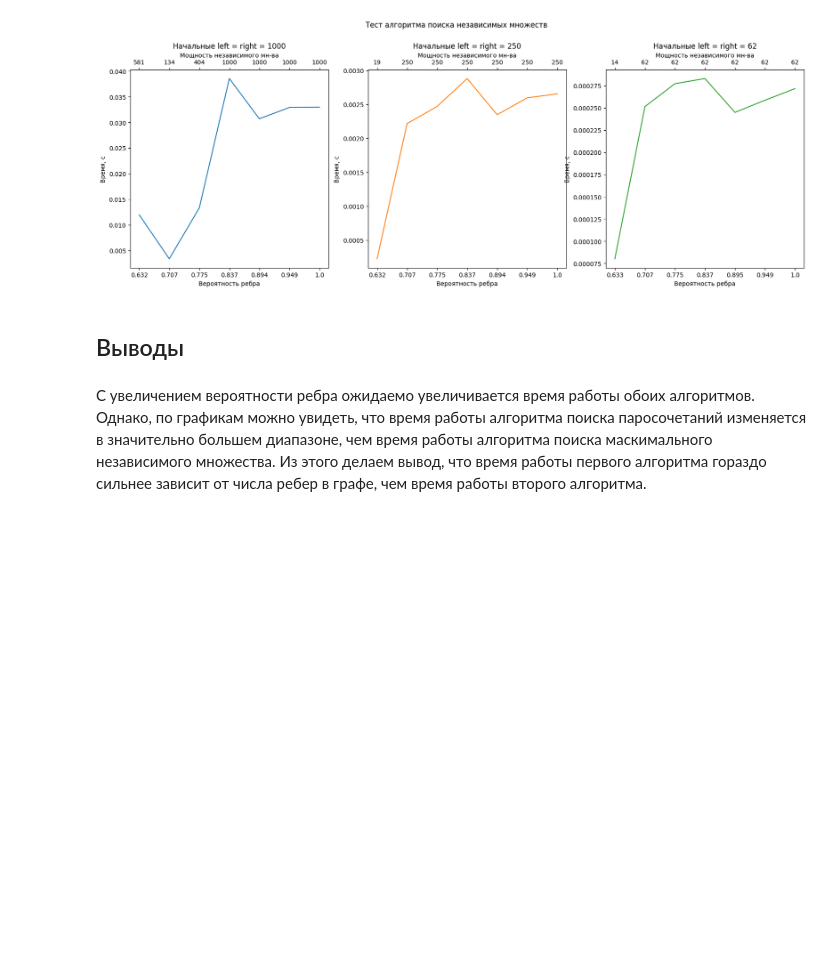
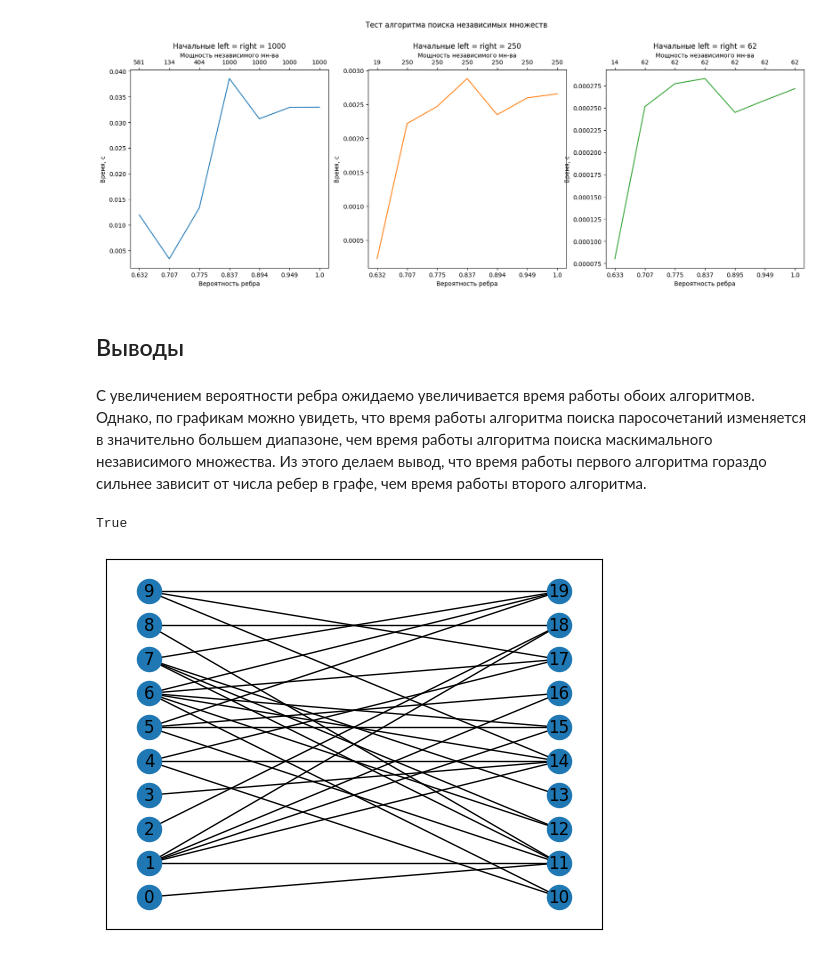
Before and after one commit to multifacs/graph-algorithms, a Jupyter notebook: graph-algorithms.ipynb, the cells around one changed output. Saved outputs shown, nothing was run; the diff lists cells and outputs as text; code cells hidden in the pictures; blank space fills up the shorter version.

```diff
--- a/graph-algorithms.ipynb
+++ b/graph-algorithms.ipynb
@@ -261,3 +261,13 @@ plt.show()
 ## Выводы
 # %% [markdown]
 С увеличением вероятности ребра ожидаемо увеличивается время работы обоих алгоритмов. Однако, по графикам можно увидеть, что время работы алгоритма поиска паросочетаний изменяется в значительно большем диапазоне, чем время работы алгоритма поиска маскимального независимого множества. Из этого делаем вывод, что время работы первого алгоритма гораздо сильнее зависит от числа ребер в графе, чем время работы второго алгоритма.
+# %%
+B = bipartite.gnmk_random_graph(10, 10, 100 * 0.3)  # Создаем граф
+nx.draw_networkx(
+    B,
+    pos=nx.bipartite_layout(B, np.arange(0, 10, 1)),
+)
+print(nx.is_connected(B))
+# %% [output]
+True
+[figure, added]
```
Also changed, not shown: parts of 1 cell of this notebook, 1 other file.
